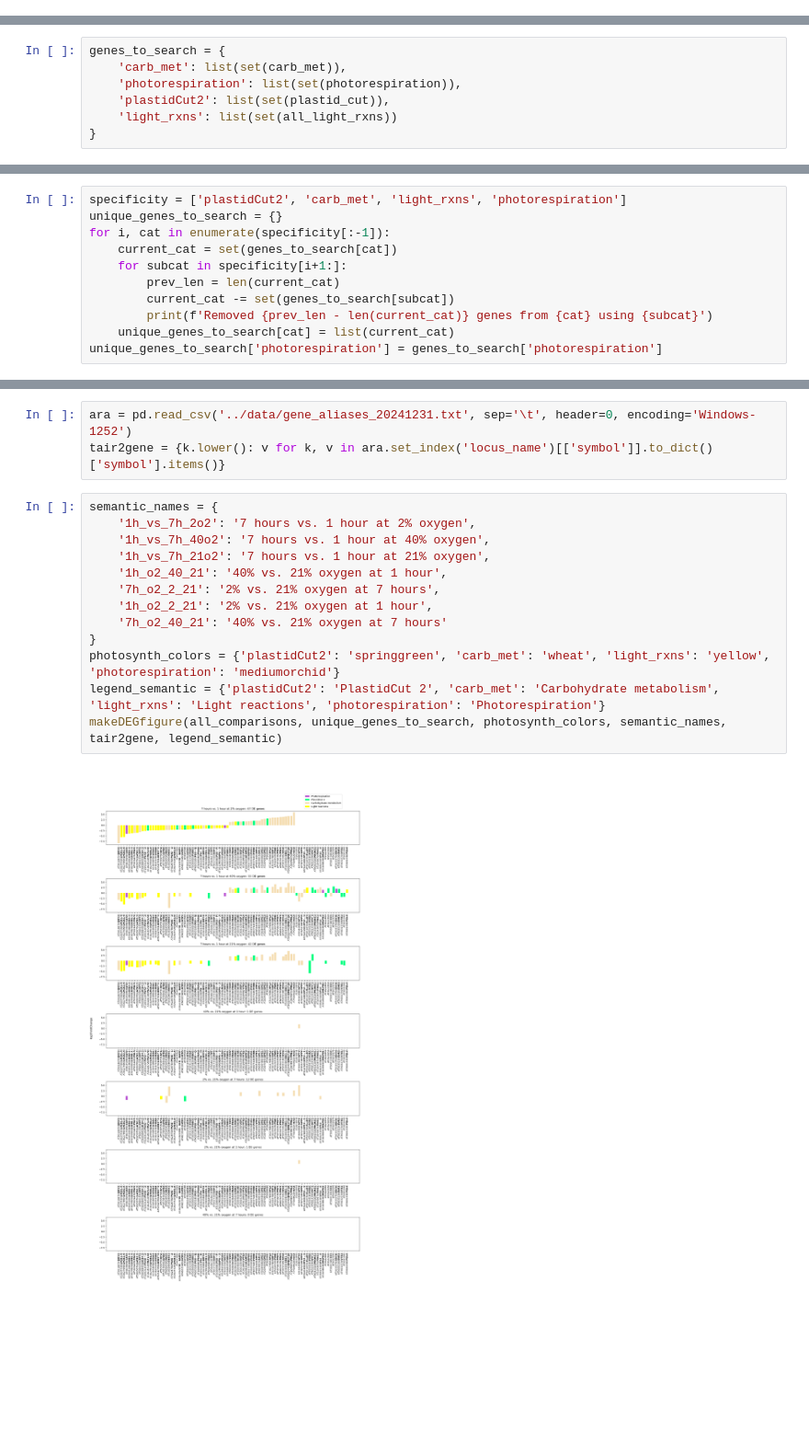
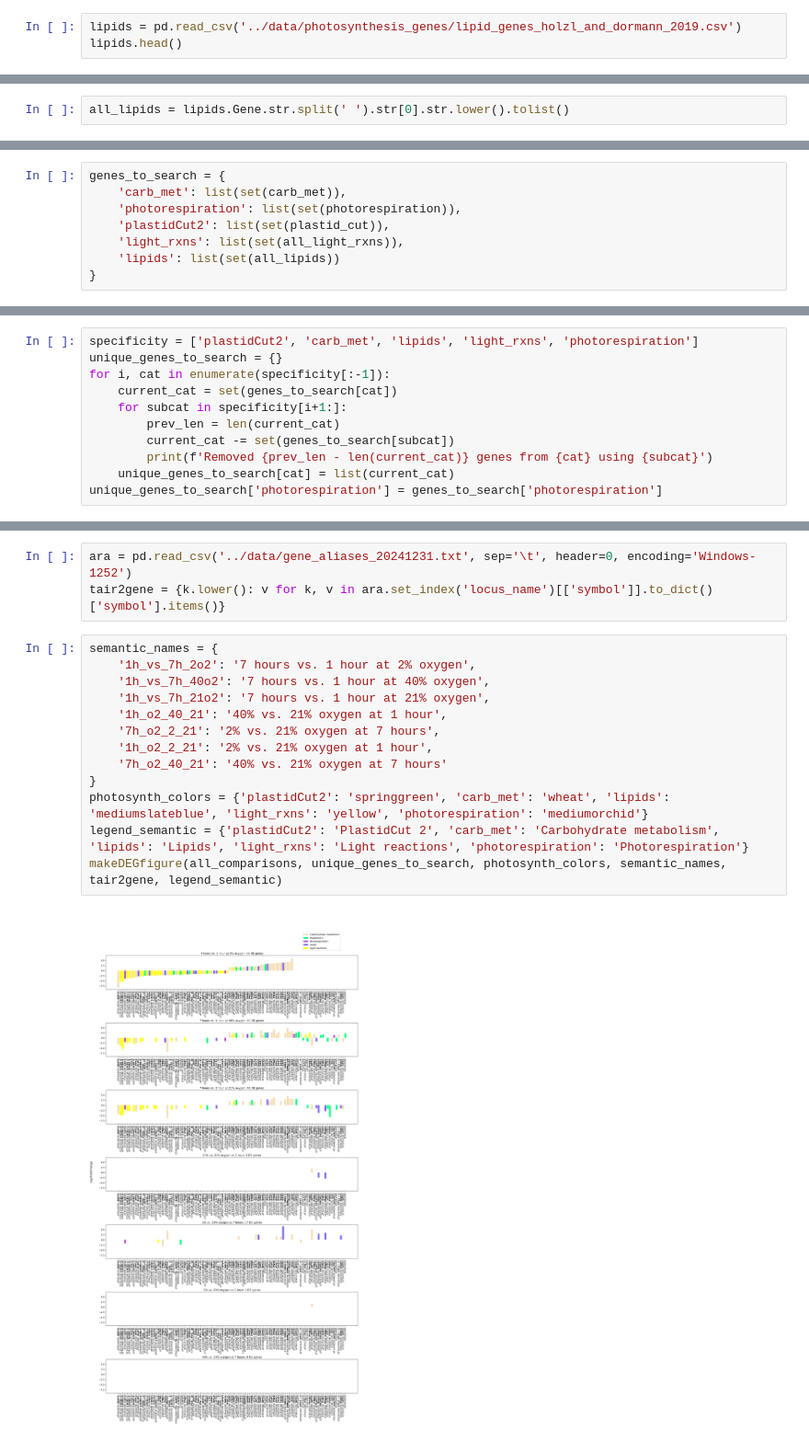
Before and after one commit to serenalotreck/photorespiration-omics, a Jupyter notebook: notebooks/transcriptomics_visualizations.ipynb, the cells around one changed output, grey strips where cells are left out. Shown at 92% size. Cells and saved outputs as stored; diff of their text form; blank space fills up the shorter version.

Commit message:
Add lipids

```diff
--- a/notebooks/transcriptomics_visualizations.ipynb
+++ b/notebooks/transcriptomics_visualizations.ipynb
@@ -263,3 +263,6 @@ light_rxn_dfs['NDA complex']
 # %%
 all_light_rxns = [df['gene'].tolist() for df in light_rxn_dfs.values()]
 all_light_rxns = [g.lower() for lst in all_light_rxns for g in lst]
+# %%
+lipids = pd.read_csv('../data/photosynthesis_genes/lipid_genes_holzl_and_dormann_2019.csv')
+lipids.head()
@@ -266,3 +276,5 @@ all_light_rxns = [g.lower() for lst in all_light_rxns for g in lst]
+# %%
+all_lipids = lipids.Gene.str.split(' ').str[0].str.lower().tolist()
 # %% [markdown]
 Check for overlaps between the groups:
 # %%
@@ -270,7 +282,8 @@ genes_to_search = {
     'carb_met': list(set(carb_met)),
     'photorespiration': list(set(photorespiration)),
     'plastidCut2': list(set(plastid_cut)),
-    'light_rxns': list(set(all_light_rxns))
+    'light_rxns': list(set(all_light_rxns)),
+    'lipids': list(set(all_lipids))
 }
 # %%
 warnings.filterwarnings('ignore')
@@ -289,7 +303,7 @@ We want to assign genes to one of these groups uniquely; we'll do this by puttin
 * Light reactions
 * Photorespiration
 # %%
-specificity = ['plastidCut2', 'carb_met', 'light_rxns', 'photorespiration']
+specificity = ['plastidCut2', 'carb_met', 'lipids', 'light_rxns', 'photorespiration']
 unique_genes_to_search = {}
 for i, cat in enumerate(specificity[:-1]):
     current_cat = set(genes_to_search[cat])
@@ -358,15 +376,15 @@ tair2gene = {k.lower(): v for k, v in ara.set_index('locus_name')[['symbol']].to
 # %%
 semantic_names = {
     '1h_vs_7h_2o2': '7 hours vs. 1 hour at 2% oxygen',
     '1h_vs_7h_40o2': '7 hours vs. 1 hour at 40% oxygen',
     '1h_vs_7h_21o2': '7 hours vs. 1 hour at 21% oxygen',
     '1h_o2_40_21': '40% vs. 21% oxygen at 1 hour',
     '7h_o2_2_21': '2% vs. 21% oxygen at 7 hours',
     '1h_o2_2_21': '2% vs. 21% oxygen at 1 hour',
     '7h_o2_40_21': '40% vs. 21% oxygen at 7 hours'
 }
-photosynth_colors = {'plastidCut2': 'springgreen', 'carb_met': 'wheat', 'light_rxns': 'yellow', 'photorespiration': 'mediumorchid'}
-legend_semantic = {'plastidCut2': 'PlastidCut 2', 'carb_met': 'Carbohydrate metabolism', 'light_rxns': 'Light reactions', 'photorespiration': 'Photorespiration'}
+photosynth_colors = {'plastidCut2': 'springgreen', 'carb_met': 'wheat', 'lipids': 'mediumslateblue', 'light_rxns': 'yellow', 'photorespiration': 'mediumorchid'}
+legend_semantic = {'plastidCut2': 'PlastidCut 2', 'carb_met': 'Carbohydrate metabolism', 'lipids': 'Lipids', 'light_rxns': 'Light reactions', 'photorespiration': 'Photorespiration'}
 makeDEGfigure(all_comparisons, unique_genes_to_search, photosynth_colors, semantic_names, tair2gene, legend_semantic)
 # %% [output]
-[figure, old version]
+[figure, new version]
```
Also changed, not shown: parts of 6 cells of this notebook, 1 other file.
